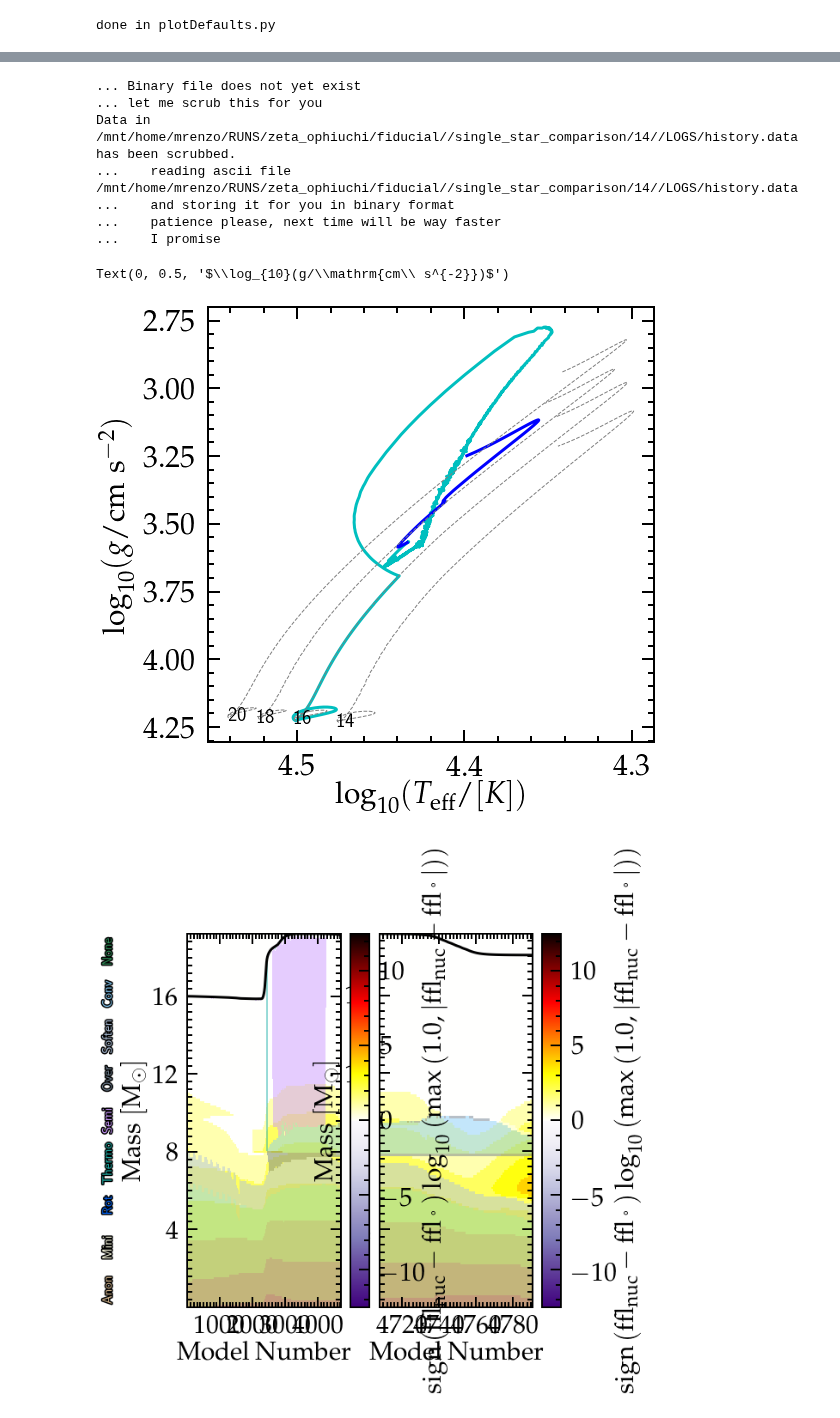
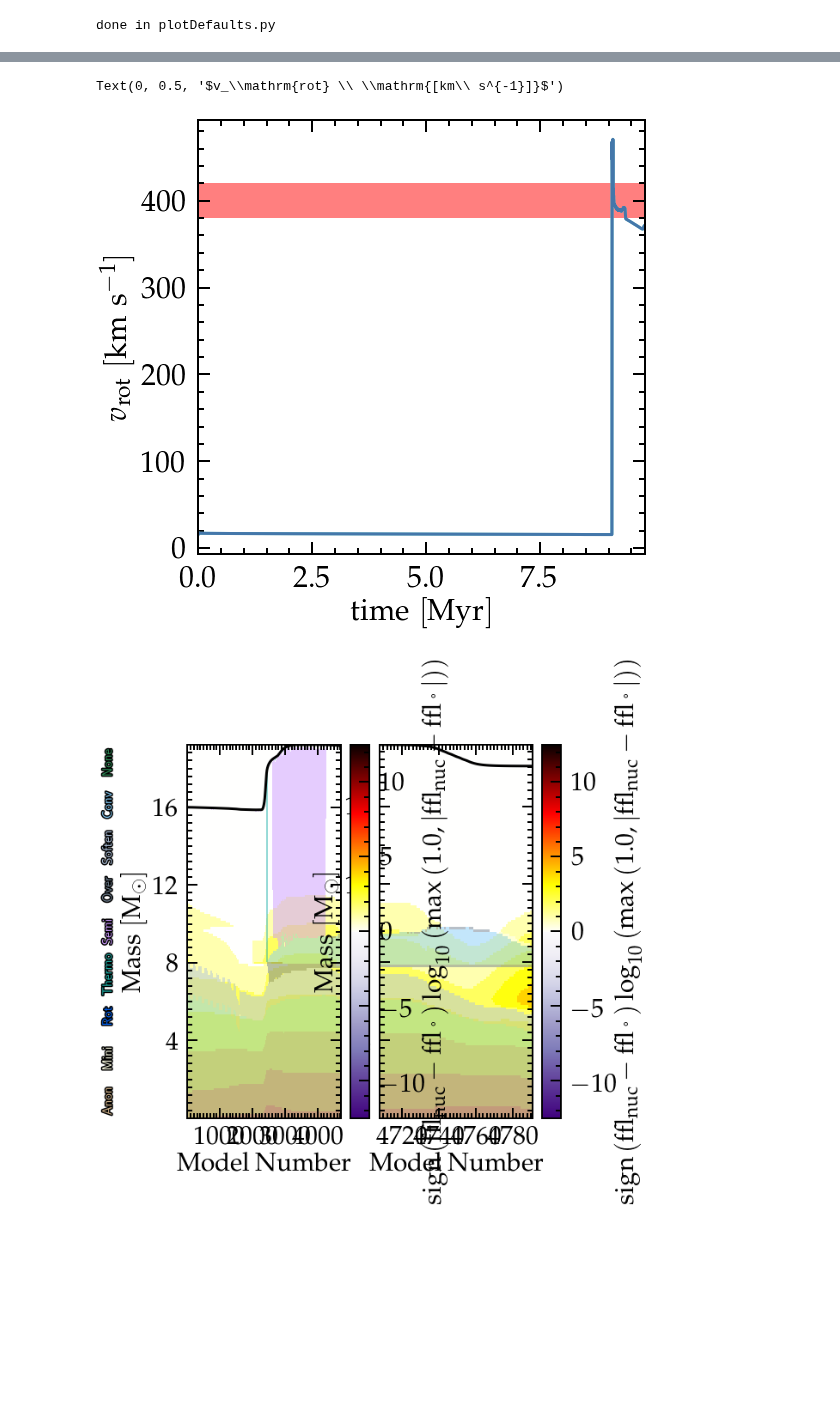
Before and after one commit to mathren/zeta_oph, a Jupyter notebook: notebooks/zeta_ophiuchi_models.ipynb, the cells around one changed output, grey strips where cells are left out. Cells and saved outputs as stored; diff of their text form; code cells hidden in the pictures; blank space fills up the shorter version.

```diff
--- a/notebooks/zeta_ophiuchi_models.ipynb
+++ b/notebooks/zeta_ophiuchi_models.ipynb
@@ -107,50 +231,34 @@ Text(0, 0.5, '$\\log_{10}(L/L_\\odot)$')
-# %%
-# spectroscopic HRD
-def getlogglogTeff(hfile):
-    src, col = getSrcCol(hfile)
-    log_Teff = src[:, col.index("log_Teff")]
-    log_g = src[:, col.index("log_g")]
-    return log_g, log_Teff
-
-fig = plt.figure()
-gs = gridspec.GridSpec(100, 100)
-ax = fig.add_subplot(gs[:,:])
-
-hfile1 = binary+'/history.data'
-logg, logTeff = getlogglogTeff(hfile1)
-ax.plot(logTeff, logg, c='c')
-
-hfile2 = accretor_to_TAMS_from_model+'/history.data'
-logg, logTeff = getlogglogTeff(hfile2)
-ax.plot(logTeff, logg, c='b')
-
-# the HRD tracks are the same starting from model or photo
-# hfile2 = accretor_to_TAMS_from_photo+'/history.data'
-# logg, logTeff = getlogglogTeff(hfile2)
-# ax.plot(logTeff, logg, c='r', ls='--')
-
-for single_star in glob.glob(single_star_root+'/*/'):
-    hsingle = single_star+'/LOGS/history.data'
-    logg, logTeff = getlogglogTeff(hsingle)
-    ax.plot(logTeff, logg, c='#808080',lw=1, ls='--')
-    mass = single_star.split('/')[-2]
-    ax.text(logTeff[0], logg[0]+0.02, mass, fontsize=20)
-
-
-ax.invert_xaxis()
-ax.invert_yaxis()
-ax.set_xlabel(r"$\log_{10}(T_\mathrm{eff}/ [K])$")
-ax.set_ylabel(r"$\log_{10}(g/\mathrm{cm\ s^{-2}})$")
-# %% [output]
-... Binary file does not yet exist
-... let me scrub this for you
-Data in /mnt/home/mrenzo/RUNS/zeta_ophiuchi/fiducial//single_star_comparison/14//LOGS/history.data has been scrubbed.
-...    reading ascii file  /mnt/home/mrenzo/RUNS/zeta_ophiuchi/fiducial//single_star_comparison/14//LOGS/history.data
-...    and storing it for you in binary format
-...    patience please, next time will be way faster
-...    I promise
-Text(0, 0.5, '$\\log_{10}(g/\\mathrm{cm\\ s^{-2}})$')
-[figure, removed]
+# %%
+# rotation history
+
+def get_surface_rotation_time(hfile):
+    src, col = getSrcCol(hfile)
+    t  =src[:, col.index("star_age")]*1e-6
+    v = src[:, col.index("surf_avg_v_rot")]
+    return t,v
+
+fig = plt.figure()
+gs = gridspec.GridSpec(100, 100)
+ax = fig.add_subplot(gs[:,:])
+
+hfile1 = binary+'/history.data'
+t,v = get_surface_rotation_time(hfile1)
+ax.plot(t, v, '#77CCCC', zorder=2)
+
+hfile2 = accretor_to_TAMS_from_model+'/history.data'
+t,v = get_surface_rotation_time(hfile1)
+ax.plot(t, v, '#4477AA', zorder=2)
+
+vsini, err_vsini = get_zeta_oph_vsini()
+ax.set_xlim(0, max(t))
+xmin, xmax = ax.get_xlim()
+ax.fill_between(np.linspace(xmin, xmax,2), [vsini-err_vsini], [vsini+err_vsini], facecolor='r', alpha=0.5, zorder=1)
+
+ax.set_xlabel(r"$\mathrm{time \ [Myr]}$")
+ax.set_ylabel(r"$v_\mathrm{rot} \ \mathrm{[km\ s^{-1}]}$")
+# %% [output]
+Text(0, 0.5, '$v_\\mathrm{rot} \\ \\mathrm{[km\\ s^{-1}]}$')
+[figure, added]
 # %%
 # Kippenhahn diagram
 def Kippenhahn_combined(binary, accretor_to_TAMS, figname=""):
```
Also changed, not shown: parts of 6 cells of this notebook, 1 other file.
